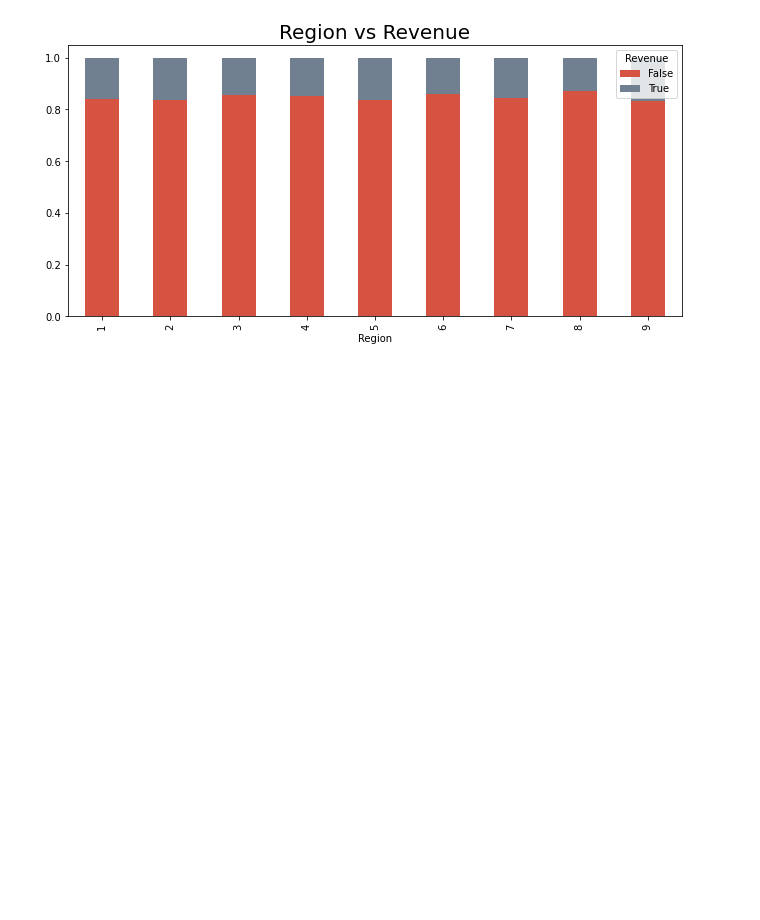
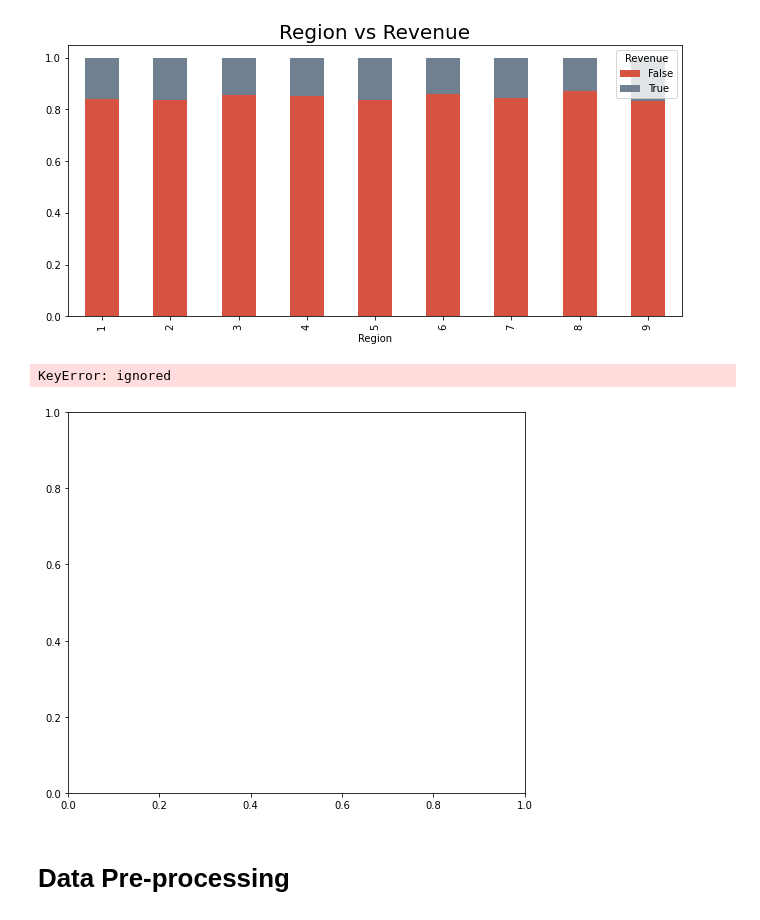
Before and after one commit to dkant000/ML_PROJECT, a Jupyter notebook: C2077400.ipynb, the cells around one changed output. Drawn from its saved outputs; the diff is of its cells as text; code cells hidden in the pictures; blank space fills up the shorter version.

```diff
--- a/C2077400.ipynb
+++ b/C2077400.ipynb
@@ -197,3 +234,28 @@ plt.title('Region vs Revenue', fontsize = 20)
 plt.show()
 # %% [output]
 [figure]
+# %%
+
+# page values vs revenue
+
+plt.rcParams['figure.figsize'] = (18, 7)
+
+plt.subplot(1, 2, 1)
+sns.stripplot(data['Revenue'], data['PageValues'], palette = 'autumn')
+plt.title('PageValues vs Revenue', fontsize = 30)
+plt.xlabel('PageValues', fontsize = 15)
+plt.ylabel('Revenue', fontsize = 15)
+
+# bounce rates vs revenue
+plt.subplot(1, 2, 2)
+sns.stripplot(data['Revenue'], data['BounceRates'], palette = 'magma')
+plt.title('Bounce Rates vs Revenue', fontsize = 30)
+plt.xlabel('Boune Rates', fontsize = 15)
+plt.ylabel('Revenue', fontsize = 15)
+
+plt.show()
+# %% [output]
+KeyError: ignored
+[figure, added]
+# %% [markdown]
+# Data Pre-processing
```
Also changed, not shown: parts of 3 cells of this notebook.
